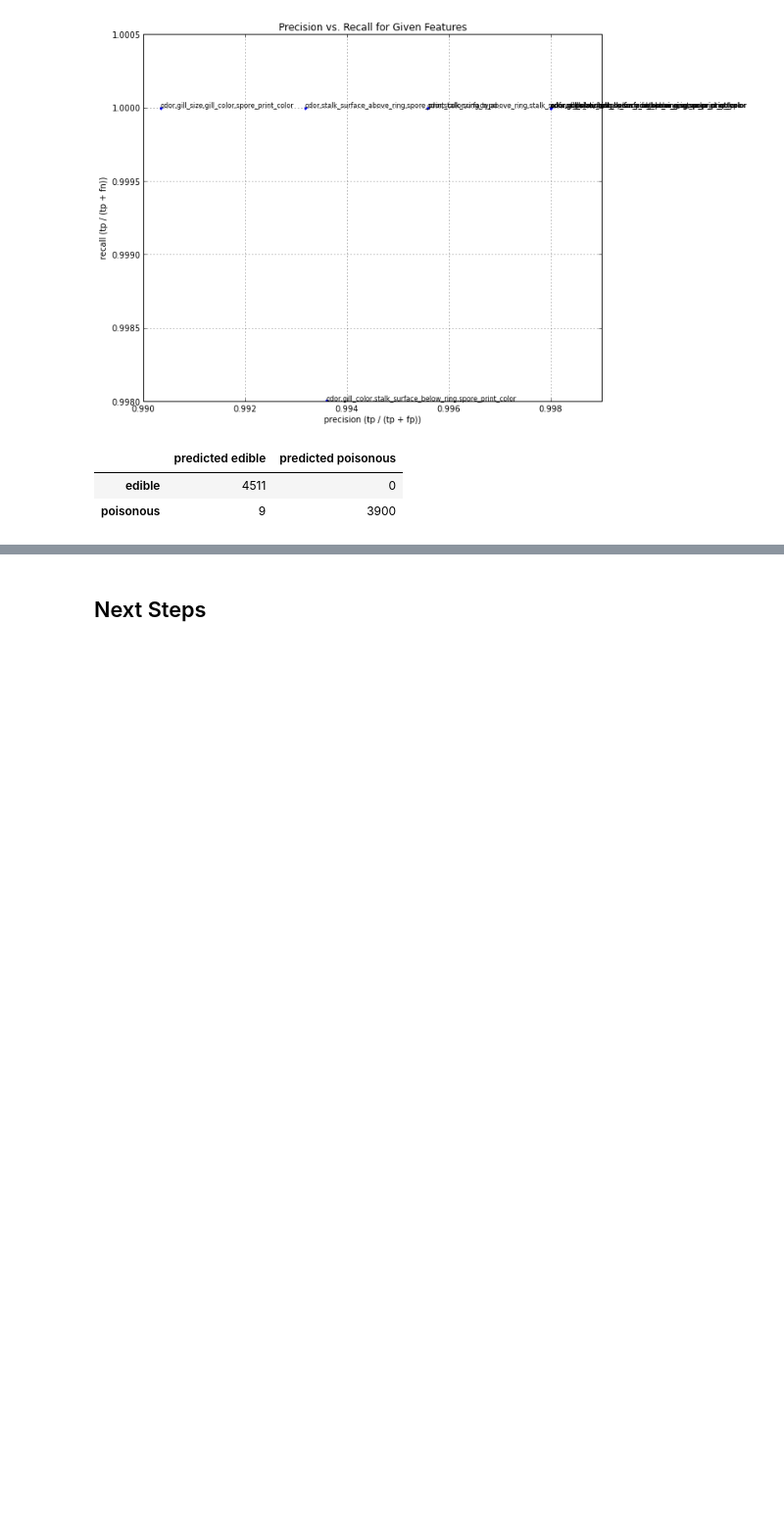
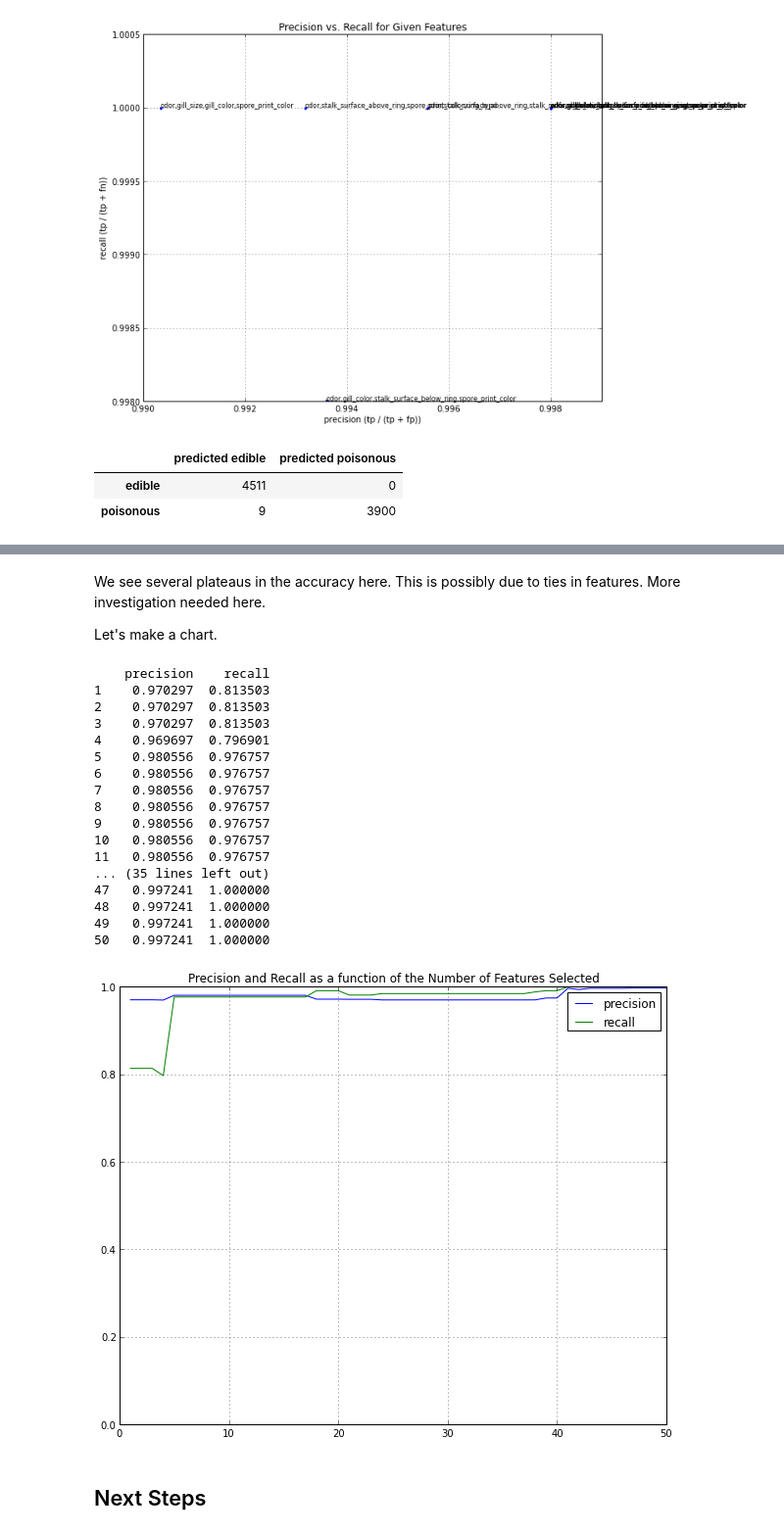
Before and after one commit to dennisobrien/GeneralAssemblyDataScience2013, a Jupyter notebook: HomeworkAssignment_04/MushroomClassification.ipynb, the cells around one changed output, grey strips where cells are left out. Shown at 98% size. Saved outputs shown, nothing was run; the diff lists cells and outputs as text; code cells hidden in the pictures; blank space fills up the shorter version.

```diff
--- a/HomeworkAssignment_04/MushroomClassification.ipynb
+++ b/HomeworkAssignment_04/MushroomClassification.ipynb
@@ -362,3 +390,29 @@ f4_confusion_matrix_dict[('odor', 'stalk_surface_below_ring', 'spore_print_color
+# %% [markdown]
+We see several plateaus in the accuracy here.  This is possibly due to ties in features.  More investigation needed here.
+
+Let's make a chart.
+# %%
+features_to_cm_map = mc.test_top_features_in_range(X, y, mc.csv_column_names[1:], min_features=1, max_features=50, verbose=False)
+mc.plot_top_features_dict(features_to_cm_map)
+# %% [output]
+    precision    recall
+1    0.970297  0.813503
+2    0.970297  0.813503
+3    0.970297  0.813503
+4    0.969697  0.796901
+5    0.980556  0.976757
+6    0.980556  0.976757
+7    0.980556  0.976757
+8    0.980556  0.976757
+9    0.980556  0.976757
+10   0.980556  0.976757
+11   0.980556  0.976757
+... (35 lines left out)
+47   0.997241  1.000000
+48   0.997241  1.000000
+49   0.997241  1.000000
+50   0.997241  1.000000
+[figure, added]
 # %% [markdown]
 ## Next Steps
 # %% [markdown]
```
Also changed, not shown: parts of 6 cells of this notebook, 1 other file.
